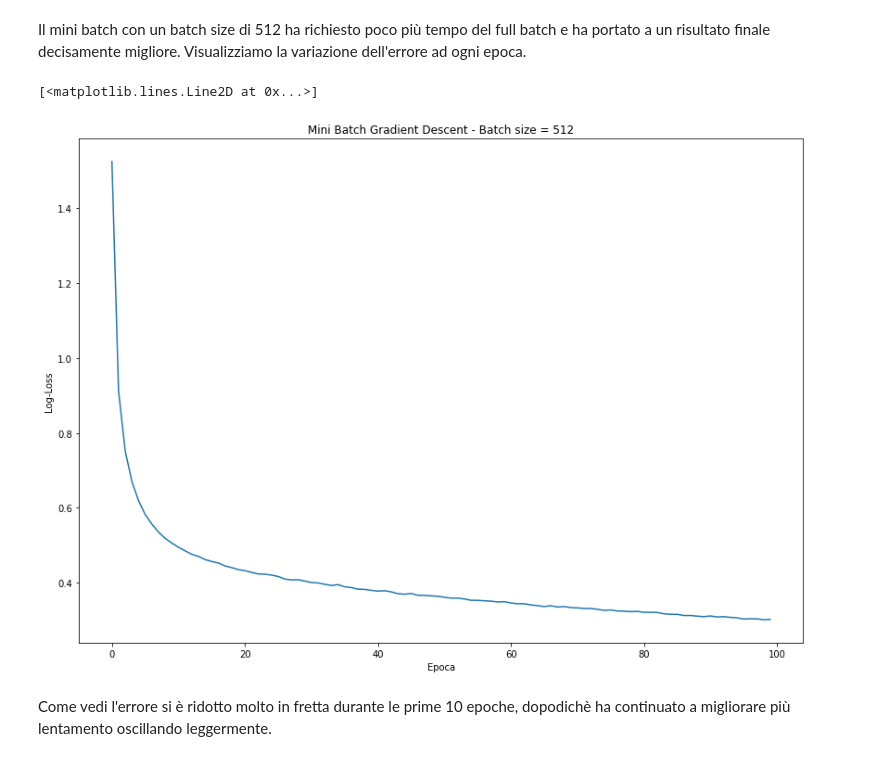
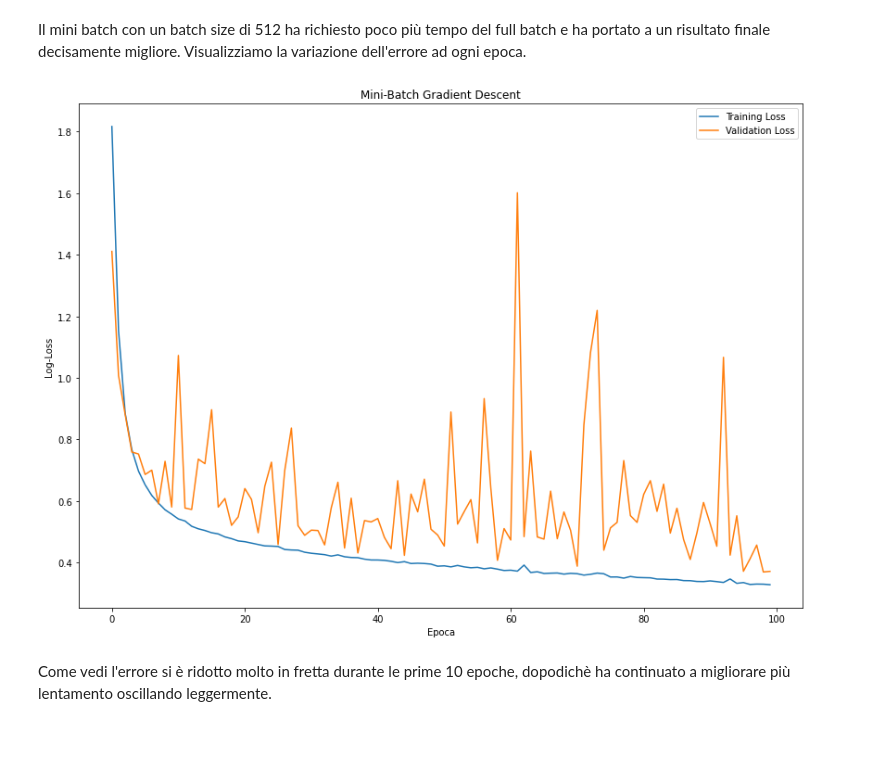
Before and after one commit to ProfAI/tf00, a Jupyter notebook: 3 - Funzioni di costo, attivazione e ottimizzazione/Stochastic, Mini batch e Full batch Gradient Descent.ipynb, the cells around one changed output. Drawn from its saved outputs; the diff is of its cells as text; code cells hidden in the pictures.

```diff
--- a/3 - Funzioni di costo, attivazione e ottimizzazione/Stochastic, Mini batch e Full batch Gradient Descent.ipynb
+++ b/3 - Funzioni di costo, attivazione e ottimizzazione/Stochastic, Mini batch e Full batch Gradient Descent.ipynb
@@ -235,14 +240,9 @@ Tempo di addestramento: 3 minuti e 0 secondi
 # %% [markdown]
 Il mini batch con un batch size di 512 ha richiesto poco più tempo del full batch e ha portato a un risultato finale decisamente migliore.
 Visualizziamo la variazione dell'errore ad ogni epoca.
-# %%
-plt.figure(figsize=(14,10))
-plt.title("Mini Batch Gradient Descent - Batch size = 512")
-plt.xlabel("Epoca")
-plt.ylabel("Log-Loss")
-plt.plot(history.history['loss'])
-# %% [output]
-[<matplotlib.lines.Line2D at 0x...>]
-[figure, removed]
+# %%
+plot_loss_chart("Mini-Batch Gradient Descent")
+# %% [output]
+[figure, added]
 # %% [markdown]
 Come vedi l'errore si è ridotto molto in fretta durante le prime 10 epoche, dopodichè ha continuato a migliorare più lentamento oscillando leggermente.
```
Also changed, not shown: parts of 22 cells of this notebook.
